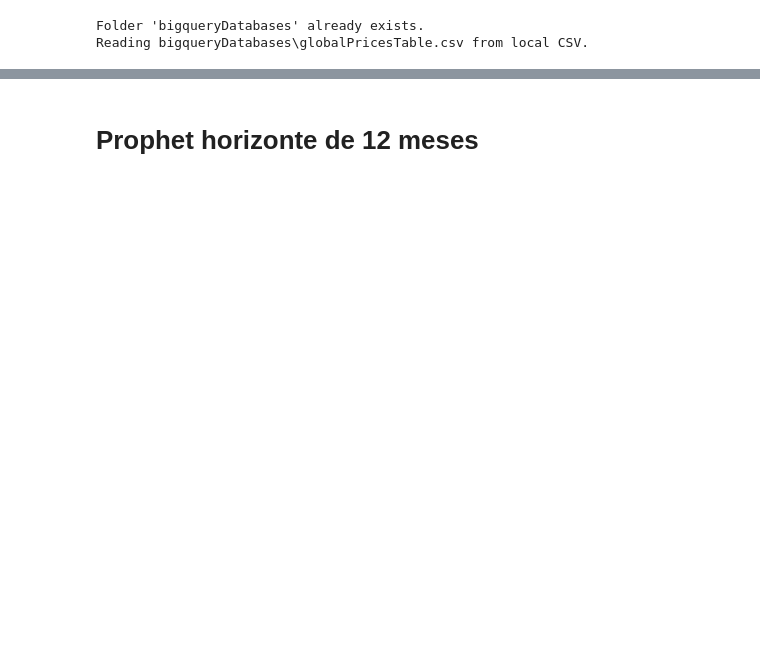
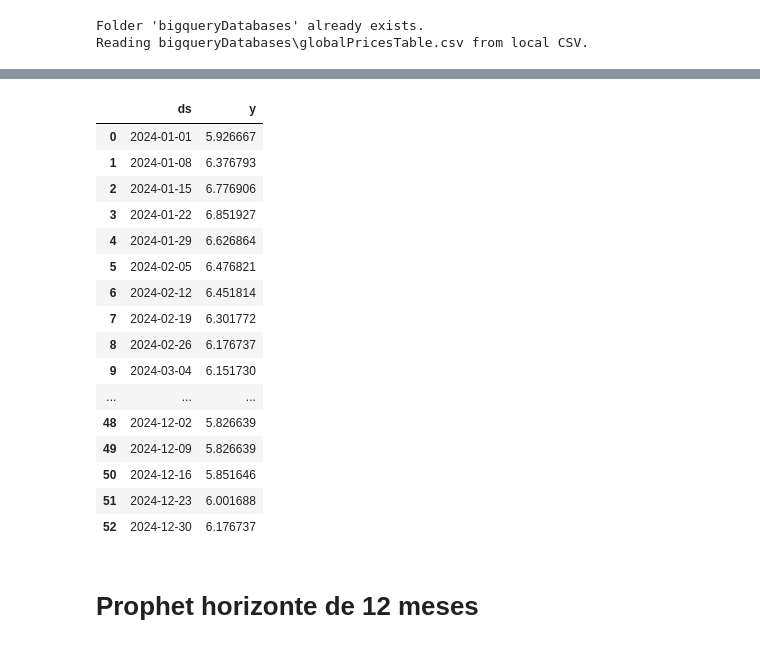
Before and after one commit to Nagu-Corporation-SPA/Price_prediction, a Jupyter notebook: Notebooks/prophet_semanal.ipynb, the cells around one changed output, grey strips where cells are left out. Drawn from its saved outputs; the diff is of its cells as text; code cells hidden in the pictures; blank space fills up the shorter version.

```diff
--- a/Notebooks/prophet_semanal.ipynb
+++ b/Notebooks/prophet_semanal.ipynb
@@ -32,6 +47,26 @@ Reading bigqueryDatabases\globalPricesTable.csv from local CSV.
 # %%
 train = preprocess_data_prophet(train)
 test = preprocess_data_prophet(test)
+# %%
+test
+# %% [output]
+|  | ds | y |
+| 0 | 2024-01-01 | 5.926667 |
+| 1 | 2024-01-08 | 6.376793 |
+| 2 | 2024-01-15 | 6.776906 |
+| 3 | 2024-01-22 | 6.851927 |
+| 4 | 2024-01-29 | 6.626864 |
+| 5 | 2024-02-05 | 6.476821 |
+| 6 | 2024-02-12 | 6.451814 |
+| 7 | 2024-02-19 | 6.301772 |
+| 8 | 2024-02-26 | 6.176737 |
+| 9 | 2024-03-04 | 6.151730 |
+| ... | ... | ... |
+| 48 | 2024-12-02 | 5.826639 |
+| 49 | 2024-12-09 | 5.826639 |
+| 50 | 2024-12-16 | 5.851646 |
+| 51 | 2024-12-23 | 6.001688 |
+| 52 | 2024-12-30 | 6.176737 |
 # %% [markdown]
 # Prophet horizonte de 12 meses
 # %%
```
Also changed, not shown: parts of 8 cells of this notebook, 1 other file.
